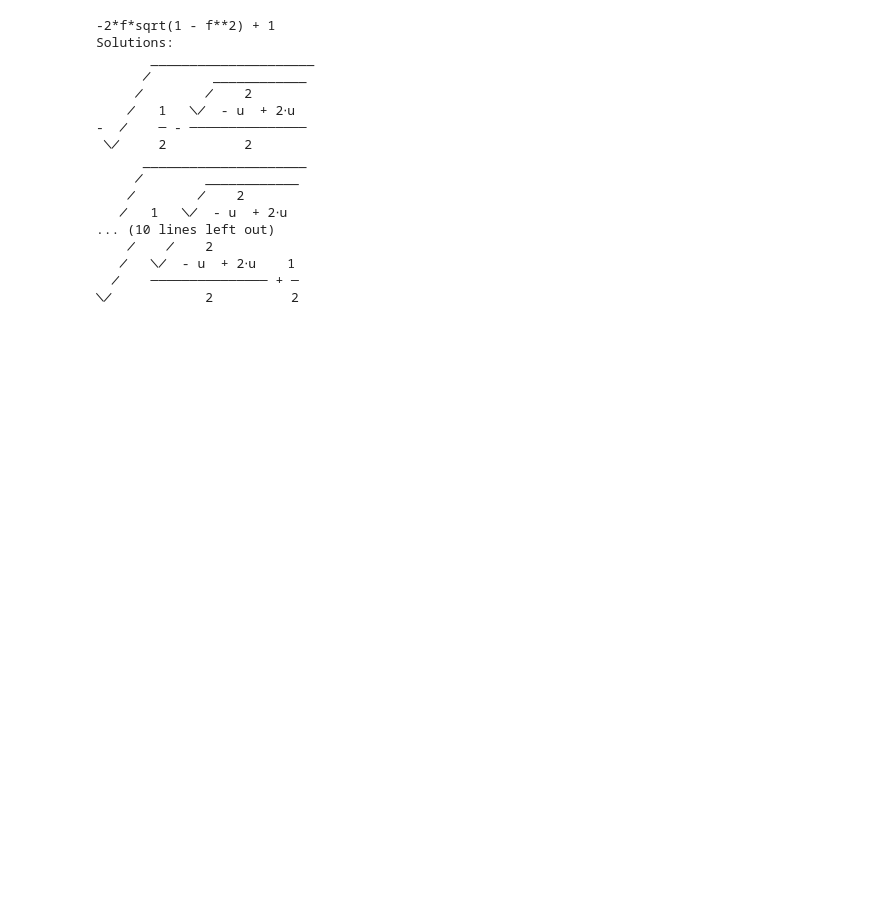
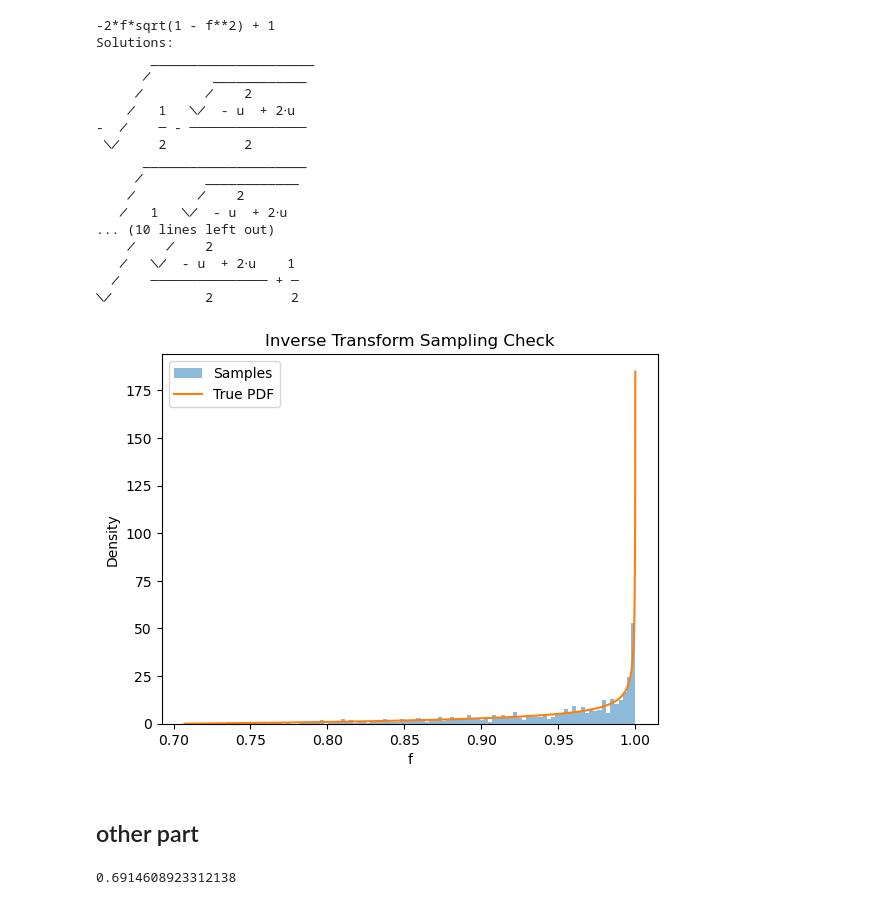
Before and after one commit to alessandrodipiano/machinelearning4physics_bicocca_2026, a Jupyter notebook: lectures/L02_sampling.ipynb, the cells around one changed output. Drawn from its saved outputs; the diff is of its cells as text; code cells hidden in the pictures; blank space fills up the shorter version.

```diff
--- a/lectures/L02_sampling.ipynb
+++ b/lectures/L02_sampling.ipynb
@@ -823,21 +825,19 @@ import matplotlib.pyplot as plt
+# %%
+def pdf(f):
+    return 2 * (2*f**2 - 1) / np.sqrt(1 - f**2)
 # %%
 
 N=10000
 x_min=1/np.sqrt(2)
 x_max=1
 
-pdf = lambda f: np.where(
-    (f >= x_min) & (f < x_max),
-    2*(2*f**2 - 1)/np.sqrt(1 - f**2),
-    0.0
-)
 
-ymax = 60
+ymax = 140
 x = np.random.uniform(x_min,x_max,N)    # the range of my pdf
 y = np.random.uniform(0,ymax,N)
 
 
-xg = np.linspace(x_min,x_max,500)
+xg = np.linspace(x_min,1,500)
 
 plt.plot(xg,pdf(xg))
 
@@ -895,0 +893,30 @@ quantile = lambda u: np.sqrt((1 + np.sqrt(1 - u**2))/2)
+# %%
+import numpy as np
+
+def sample_f():
+    u = np.random.uniform(0,1,1000)
+    return np.sqrt((1 + np.sqrt(u * (2 - u))) / 2)
+# %%
+import matplotlib.pyplot as plt
+
+# Generate samples
+samples = sample_f()
+
+# Plot histogram (normalized!)
+plt.hist(samples, bins=100, density=True, alpha=0.5, label="Samples")
+
+# Plot true PDF
+f_vals = np.linspace(1/np.sqrt(2), 1, 5000)
+plt.plot(f_vals, pdf(f_vals), label="True PDF")
+
+# Labels
+plt.xlabel("f")
+plt.ylabel("Density")
+plt.legend()
+plt.title("Inverse Transform Sampling Check")
+
+plt.show()
+# %% [output]
+[figure, added]
+# %% [markdown]
+## other part
@@ -895,0 +943,4 @@ quantile = lambda u: np.sqrt((1 + np.sqrt(1 - u**2))/2)
+# %%
+cdf_Mirr(10.0, 1, 2)
+# %% [output]
+0.6914608923312138
```
Also changed, not shown: parts of 5 cells of this notebook, 2 other files.
